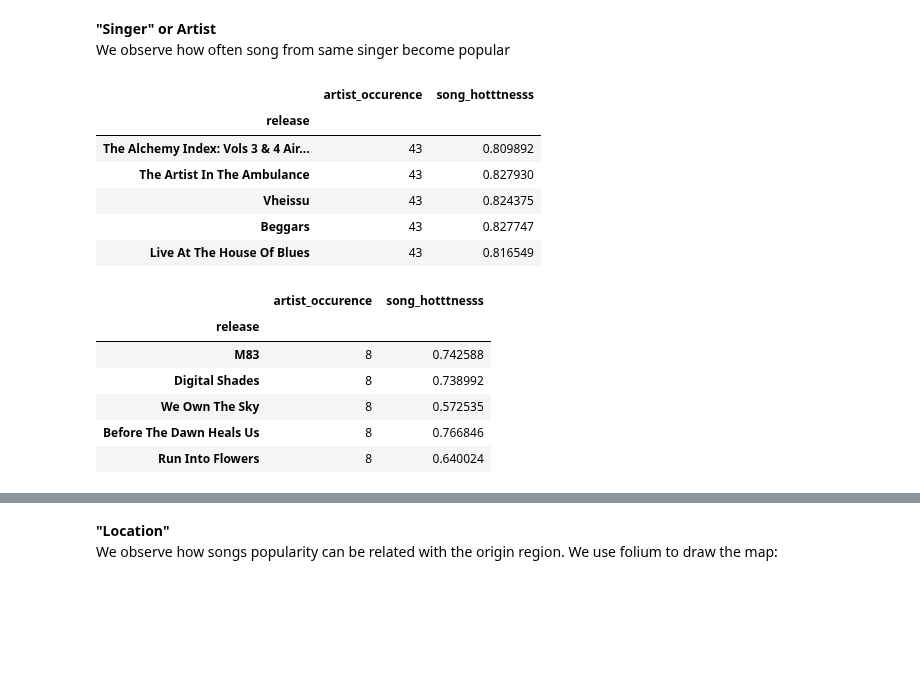
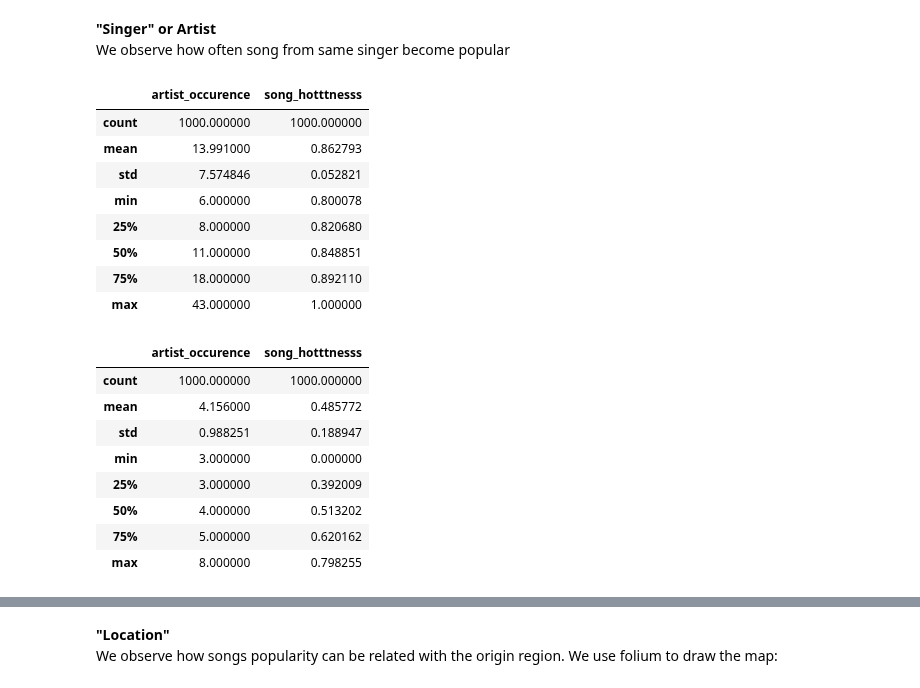
Before and after one commit to sanadhis/ADA-2017, a Jupyter notebook: project/Question1.ipynb, the cells around one changed output, grey strips where cells are left out. Saved outputs shown, nothing was run; the diff lists cells and outputs as text; code cells hidden in the pictures; blank space fills up the shorter version.

```diff
--- a/project/Question1.ipynb
+++ b/project/Question1.ipynb
@@ -697,32 +697,36 @@ Median release_occurence of Less Top Songs in same Release Album:  2.0
 # %%
 # Artist occurences for popular songs
 df_msd_top_artist = copy_dataframe(df_msd_2_top)
 df_msd_top_artist["artist_occurence"] = df_msd_top_artist.groupby(["artist_id"])["artist_name"].transform('count')
 df_msd_top_artist = df_msd_top_artist.reset_index()
 
-top_artist = df_msd_top_artist[["artist_occurence","release", "song_hotttnesss"]].groupby("release").first().sort_values(["artist_occurence"],ascending=False)
-top_artist.head(5)
+top_artist = df_msd_top_artist[["artist_occurence","release", "song_hotttnesss"]].groupby("release").first().sort_values(["artist_occurence"],ascending=False).head(1000)
+top_artist.describe()
 # %% [output]
 |  | artist_occurence | song_hotttnesss |
-| release |  |  |
-| The Alchemy Index: Vols 3 & 4 Air... | 43 | 0.809892 |
-| The Artist In The Ambulance | 43 | 0.827930 |
-| Vheissu | 43 | 0.824375 |
-| Beggars | 43 | 0.827747 |
-| Live At The House Of Blues | 43 | 0.816549 |
+| count | 1000.000000 | 1000.000000 |
+| mean | 13.991000 | 0.862793 |
+| std | 7.574846 | 0.052821 |
+| min | 6.000000 | 0.800078 |
+| 25% | 8.000000 | 0.820680 |
+| 50% | 11.000000 | 0.848851 |
+| 75% | 18.000000 | 0.892110 |
+| max | 43.000000 | 1.000000 |
 # %%
 # Artist occurences for less popular songs
 df_msd_less_artist = copy_dataframe(df_msd_2_less)
 df_msd_less_artist["artist_occurence"] = df_msd_less_artist.groupby(["artist_id"])["artist_name"].transform('count')
 df_msd_less_artist = df_msd_less_artist.reset_index()
 
-less_artist = df_msd_less_artist[["artist_occurence","release", "song_hotttnesss"]].groupby("release").first().sort_values(["artist_occurence"],ascending=False)
-less_artist.head(5)
+less_artist = df_msd_less_artist[["artist_occurence","release", "song_hotttnesss"]].groupby("release").first().sort_values(["artist_occurence"],ascending=False).head(1000)
+less_artist.describe()
 # %% [output]
 |  | artist_occurence | song_hotttnesss |
-| release |  |  |
-| M83 | 8 | 0.742588 |
-| Digital Shades | 8 | 0.738992 |
-| We Own The Sky | 8 | 0.572535 |
-| Before The Dawn Heals Us | 8 | 0.766846 |
-| Run Into Flowers | 8 | 0.640024 |
+| count | 1000.000000 | 1000.000000 |
+| mean | 4.156000 | 0.485772 |
+| std | 0.988251 | 0.188947 |
+| min | 3.000000 | 0.000000 |
+| 25% | 3.000000 | 0.392009 |
+| 50% | 4.000000 | 0.513202 |
+| 75% | 5.000000 | 0.620162 |
+| max | 8.000000 | 0.798255 |
```
Also changed, not shown: parts of 6 cells of this notebook.
